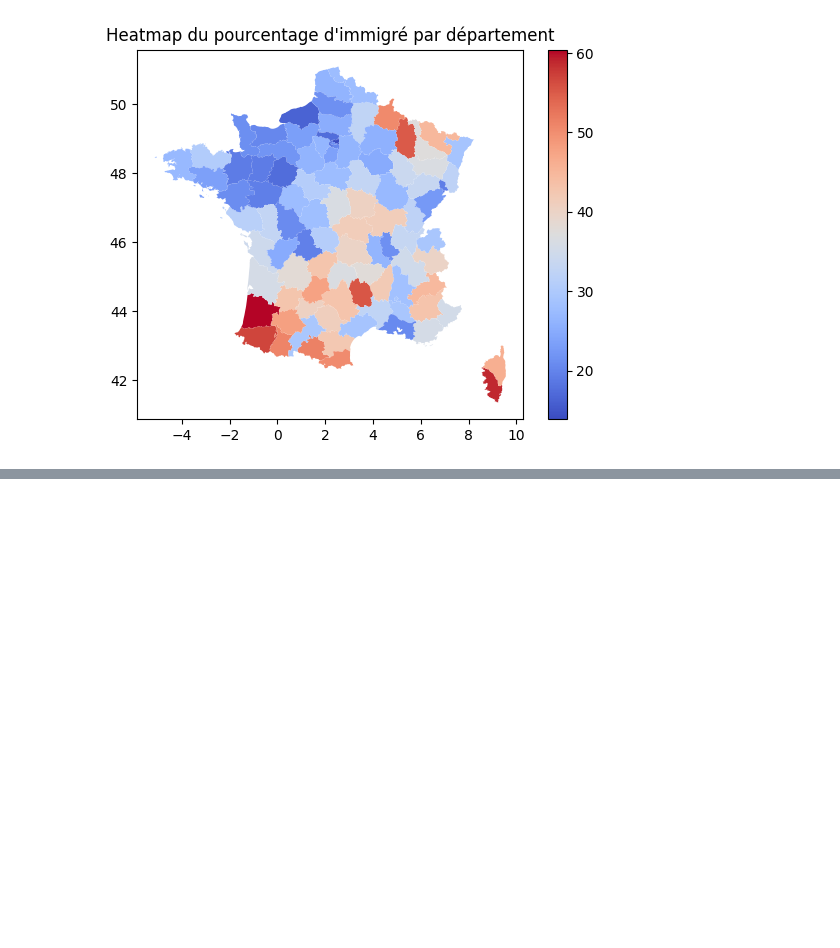
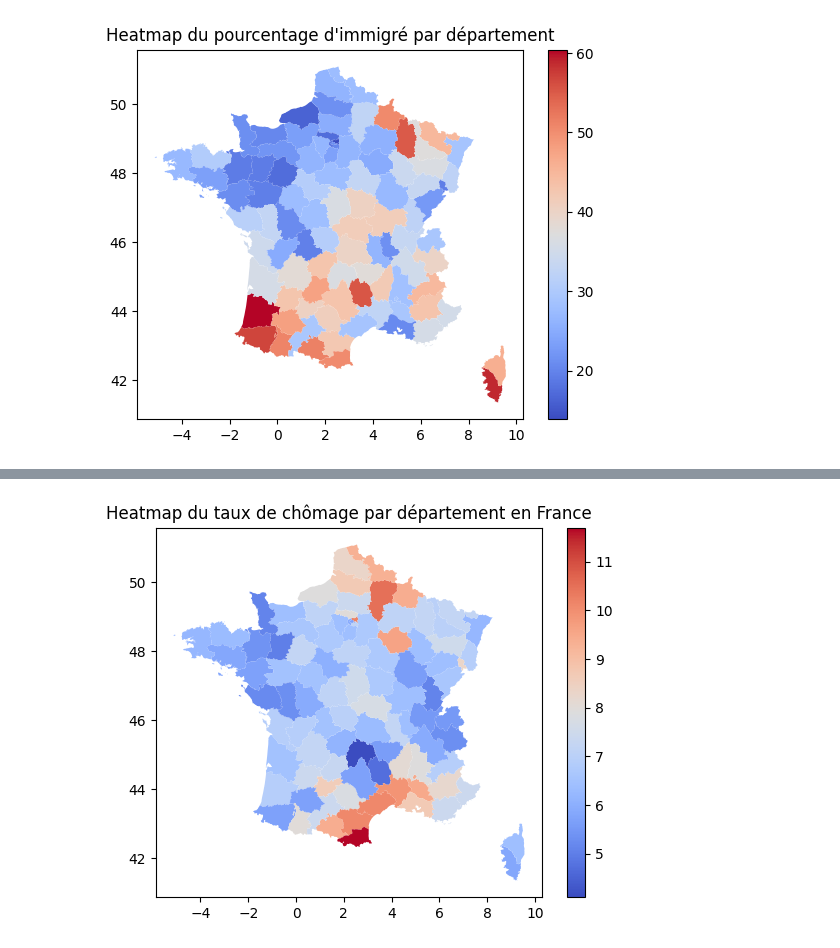
Before and after one commit to gabrielmariebrisson/MachineLearingElectionsPresidentielles, a Jupyter notebook: Main.ipynb, the cells around one changed output, grey strips where cells are left out. Saved outputs shown, nothing was run; the diff lists cells and outputs as text; code cells hidden in the pictures; blank space fills up the shorter version.

```diff
--- a/Main.ipynb
+++ b/Main.ipynb
@@ -402,0 +537,23 @@ plt.show()
+# %%
+# Charger les données Excel dans un DataFrame pandas
+df_resultats = pd.read_excel('AutreData/tauxChomage.xlsx')
+
+# Sélectionner les colonnes pertinentes
+df_pourcent_chomage = df_resultats.iloc[:, [0, 2]]
+
+# Charger les données géographiques des départements français
+departements = gpd.read_file('Carte/departements.geojson')
+
+# Calculer le taux de chômage moyen par département
+pourcent_chomage = df_resultats.groupby('Departement')['Ensemble'].mean().reset_index()
+
+# Fusionner les données de taux de chômage avec les données géographiques des départements
+departements = departements.merge(pourcent_chomage, left_on='nom', right_on='Departement')
+
+# Afficher la heatmap
+fig, ax = plt.subplots()
+departements.plot(column='Ensemble', cmap='coolwarm', ax=ax, legend=True)
+ax.set_title("Heatmap du taux de chômage par département en France")
+plt.show()
+# %% [output]
+[figure, added]
```
Also changed, not shown: parts of 16 cells of this notebook, 2 other files.
